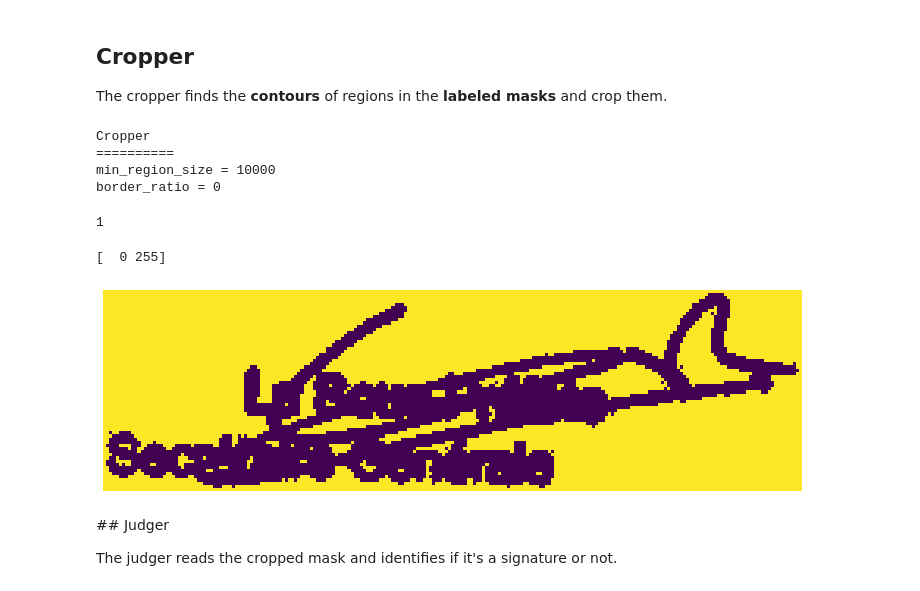
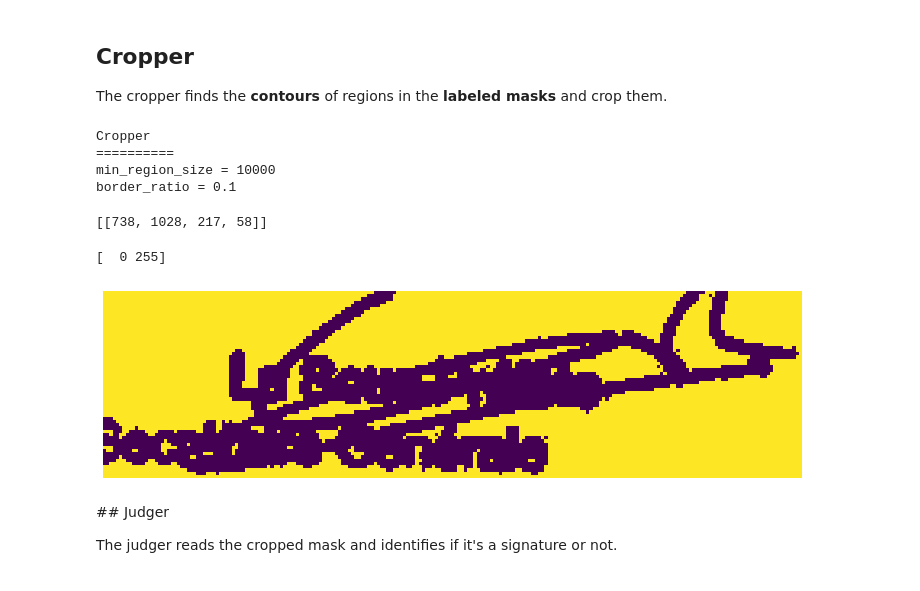
Before and after one commit to EnzoSeason/signature_detection, a Jupyter notebook: demo.ipynb, the cells around one changed output. Drawn from its saved outputs; the diff is of its cells as text; code cells hidden in the pictures.

Commit message:
update cropper

```diff
--- a/demo.ipynb
+++ b/demo.ipynb
@@ -88,26 +88,26 @@ show_image(labeled_mask)
 
 The cropper finds the **contours** of regions in the **labeled masks** and crop them.
 # %%
-cropper = Cropper(border_ratio=0)
+cropper = Cropper()
 print(cropper)
 # %% [output]
 Cropper
 ==========
 min_region_size = 10000
-border_ratio = 0
+border_ratio = 0.1
 # %%
-cropped_images = cropper.run(labeled_mask)
-len(cropped_images)
+[cropped_regions, cropped_masks] = cropper.run(labeled_mask)
+cropped_regions
 # %% [output]
-1
+[[738, 1028, 217, 58]]
 # %%
-signature = cropped_images[0]
+signature = cropped_masks[0]
 print(np.unique(signature))
 show_image(signature)
 # plt.imsave('./data/output/signature.jpeg', signature)
 # %% [output]
 [  0 255]
-[figure, old version]
+[figure, new version]
 # %% [markdown]
 ## Judger
 
```
Also changed, not shown: 3 other files.
